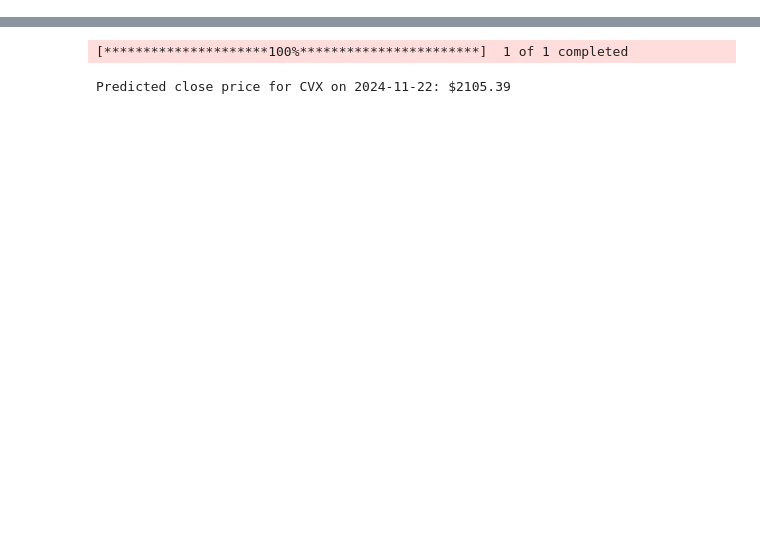
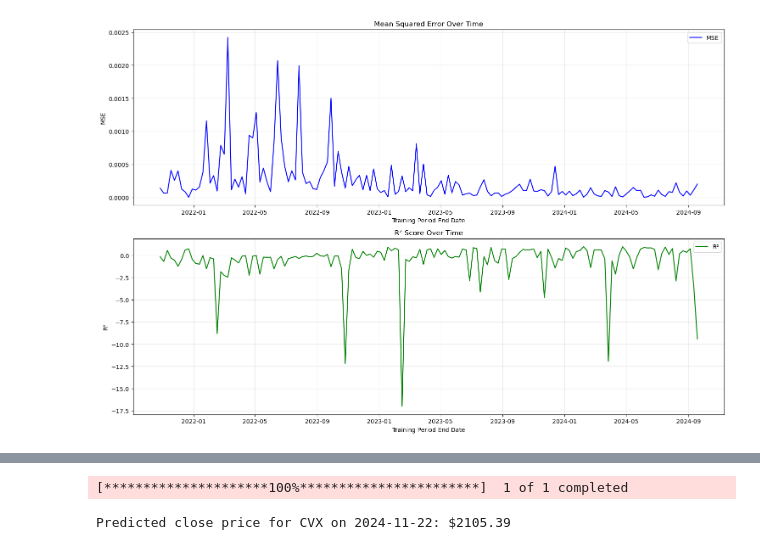
Before and after one commit to Charliehyin/StockRegression, a Jupyter notebook: model.ipynb, the cells around one changed output, grey strips where cells are left out. Drawn from its saved outputs; the diff is of its cells as text; code cells hidden in the pictures; blank space fills up the shorter version.

Commit message:
Improving model predictions and creating a trading strategy

```diff
--- a/model.ipynb
+++ b/model.ipynb
@@ -185,0 +367,82 @@ Validation R2 Score: -4.8344
+# %%
+# Create figure for metrics over time
+plt.figure(figsize=(15, 10))
+
+# Plot 1: MSE over time
+plt.subplot(2, 1, 1)
+dates = [pd.to_datetime(m['period'][1], unit='ms') for m in all_metrics]
+mse_values = [m['mse'] for m in all_metrics]
+plt.plot(dates, mse_values, 'b-', label='MSE')
+plt.title('Mean Squared Error Over Time')
+plt.xlabel('Training Period End Date')
+plt.ylabel('MSE')
+plt.grid(True, alpha=0.3)
+plt.legend()
+
+# Plot 2: R2 over time
+plt.subplot(2, 1, 2)
+r2_values = [m['r2'] for m in all_metrics]
+plt.plot(dates, r2_values, 'g-', label='R²')
+plt.title('R² Score Over Time')
+plt.xlabel('Training Period End Date')
+plt.ylabel('R²')
+plt.grid(True, alpha=0.3)
+plt.legend()
+
+plt.tight_layout()
+plt.show()
+
+# Create box plots of the metrics
+plt.figure(figsize=(10, 6))
+plt.subplot(1, 2, 1)
+plt.boxplot(mse_values)
+plt.title('MSE Distribution')
+plt.ylabel('MSE')
+
+plt.subplot(1, 2, 2)
+plt.boxplot(r2_values)
+plt.title('R² Distribution')
+plt.ylabel('R²')
+
+plt.tight_layout()
+plt.show()
+
+# Print summary statistics
+print("\nMetrics Summary:")
+print(f"MSE - Mean: {np.mean(mse_values):.6f}, Std: {np.std(mse_values):.6f}")
+print(f"MSE - Min: {np.min(mse_values):.6f}, Max: {np.max(mse_values):.6f}")
+print(f"R² - Mean: {np.mean(r2_values):.6f}, Std: {np.std(r2_values):.6f}")
+print(f"R² - Min: {np.min(r2_values):.6f}, Max: {np.max(r2_values):.6f}")
+
+# Plot predictions vs actual for a sample period (last period)
+last_split = splits[-1]
+model.eval()
+with torch.no_grad():
+    val_predictions = model(last_split['X_val']).cpu().numpy()
+    val_actual = last_split['y_val'].cpu().numpy()
+
+    # Denormalize predictions and actual values
+    val_predictions = last_split['scalers'][1].inverse_transform(val_predictions)
+    val_actual = last_split['scalers'][1].inverse_transform(val_actual)
+
+plt.figure(figsize=(12, 6))
+plt.plot(val_actual, label='Actual', alpha=0.8)
+plt.plot(val_predictions, label='Predicted', alpha=0.8)
+plt.title('Actual vs Predicted Values (Last Training Period)')
+plt.xlabel('Time Steps')
+plt.ylabel('Price Change (%)')
+plt.legend()
+plt.grid(True, alpha=0.3)
+plt.show()
+
+# Calculate and plot prediction error distribution
+errors = val_actual - val_predictions
+plt.figure(figsize=(10, 6))
+plt.hist(errors, bins=30, edgecolor='black')
+plt.title('Prediction Error Distribution (Last Training Period)')
+plt.xlabel('Prediction Error')
+plt.ylabel('Frequency')
+plt.grid(True, alpha=0.3)
+plt.show()
+# %% [output]
+[figure, added]
```
Also changed, not shown: parts of 8 cells of this notebook.
